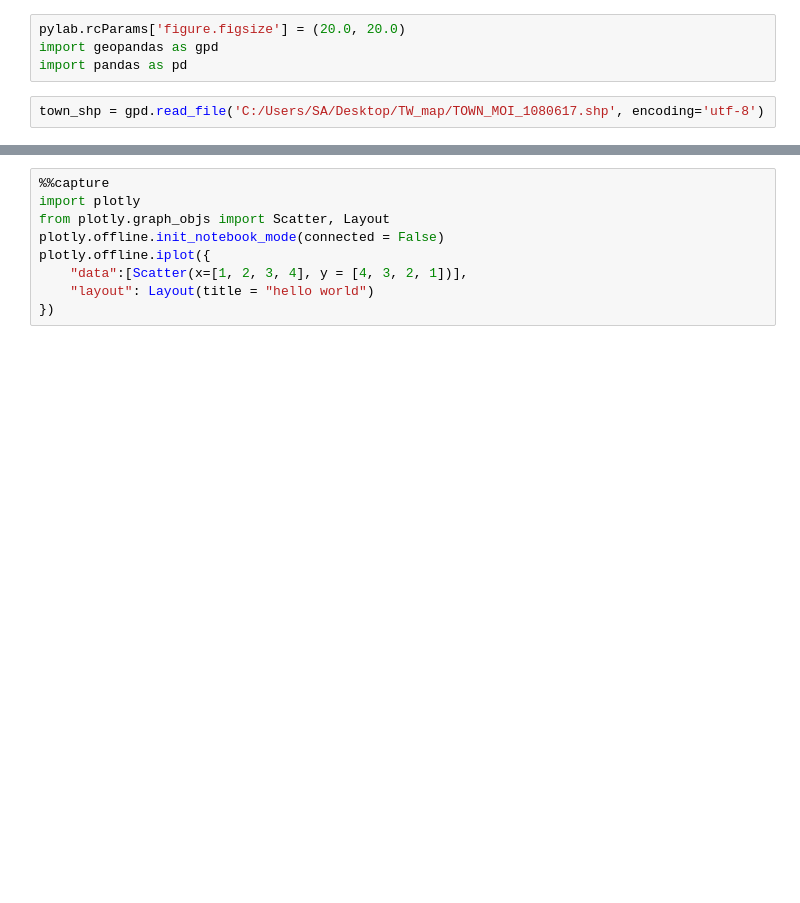
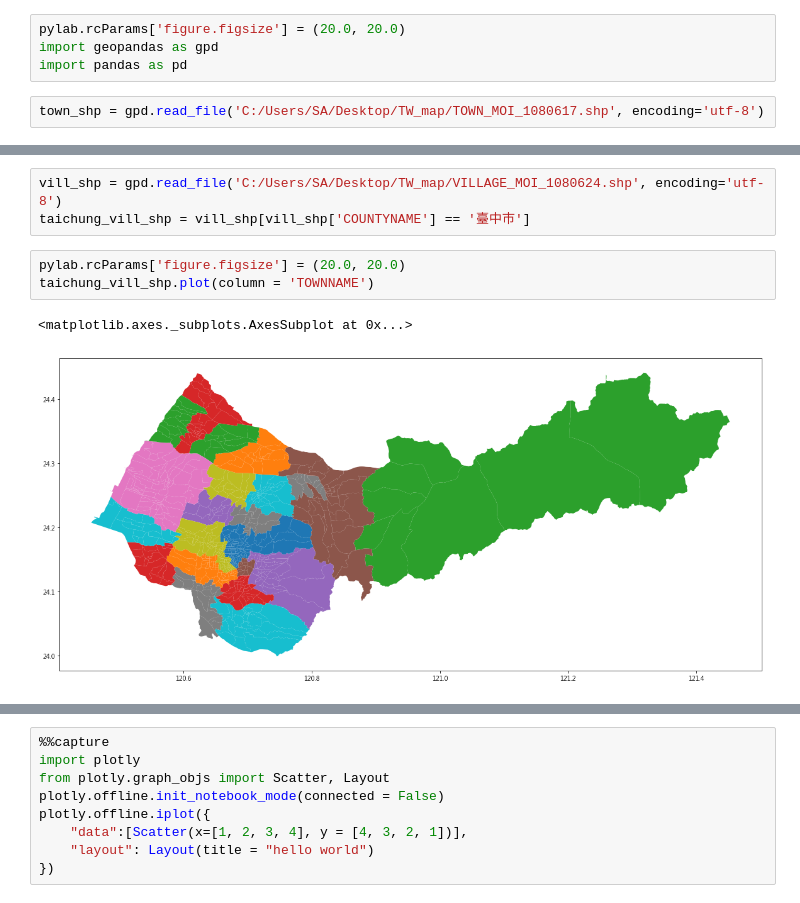
Before and after one commit to LaiYenShuo/Python_test, a Jupyter notebook: PLOT.ipynb, the cells around one changed output, grey strips where cells are left out. Drawn from its saved outputs; the diff is of its cells as text; blank space fills up the shorter version.

```diff
--- a/PLOT.ipynb
+++ b/PLOT.ipynb
@@ -252,0 +233,9 @@ taichung_town_shp.plot()
+# %%
+vill_shp = gpd.read_file('C:/Users/SA/Desktop/TW_map/VILLAGE_MOI_1080624.shp', encoding='utf-8')
+taichung_vill_shp = vill_shp[vill_shp['COUNTYNAME'] == '臺中市']
+# %%
+pylab.rcParams['figure.figsize'] = (20.0, 20.0)
+taichung_vill_shp.plot(column = 'TOWNNAME')
+# %% [output]
+<matplotlib.axes._subplots.AxesSubplot at 0x...>
+[figure, added]
```
Also changed, not shown: parts of 7 cells of this notebook.
